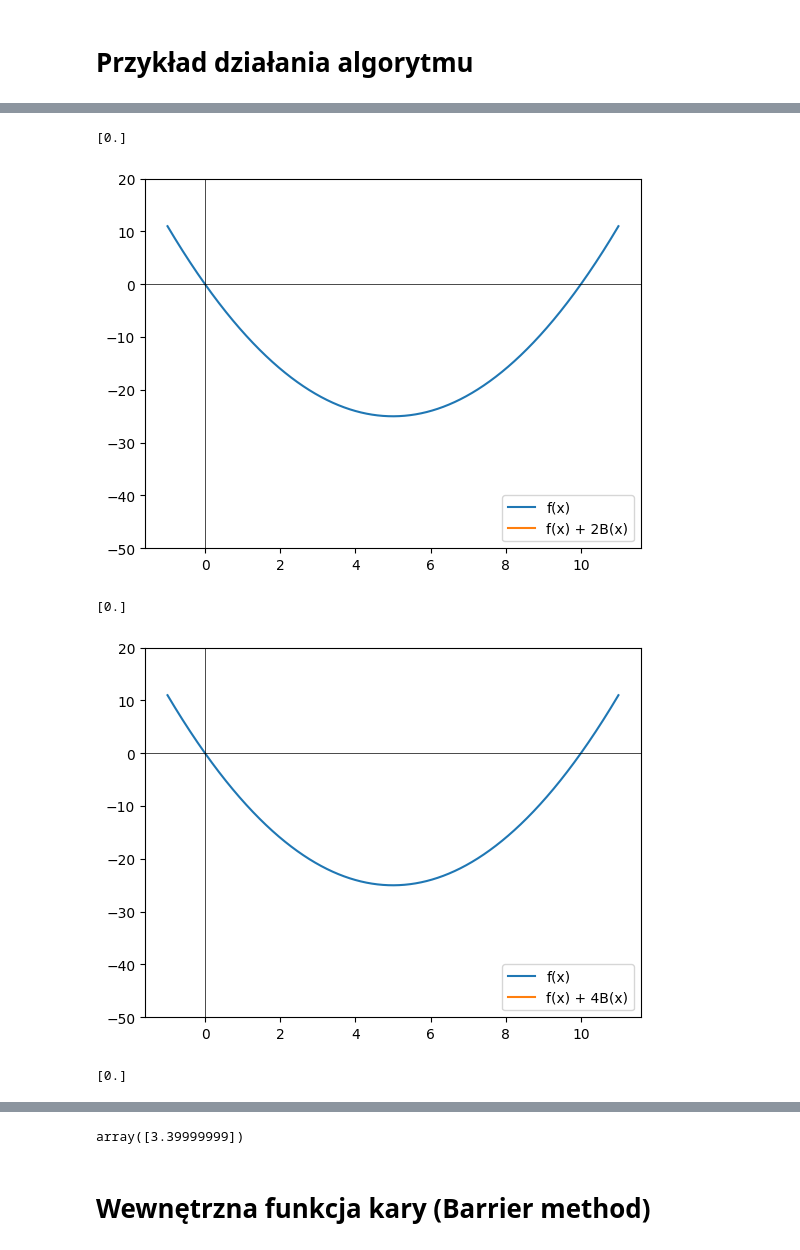
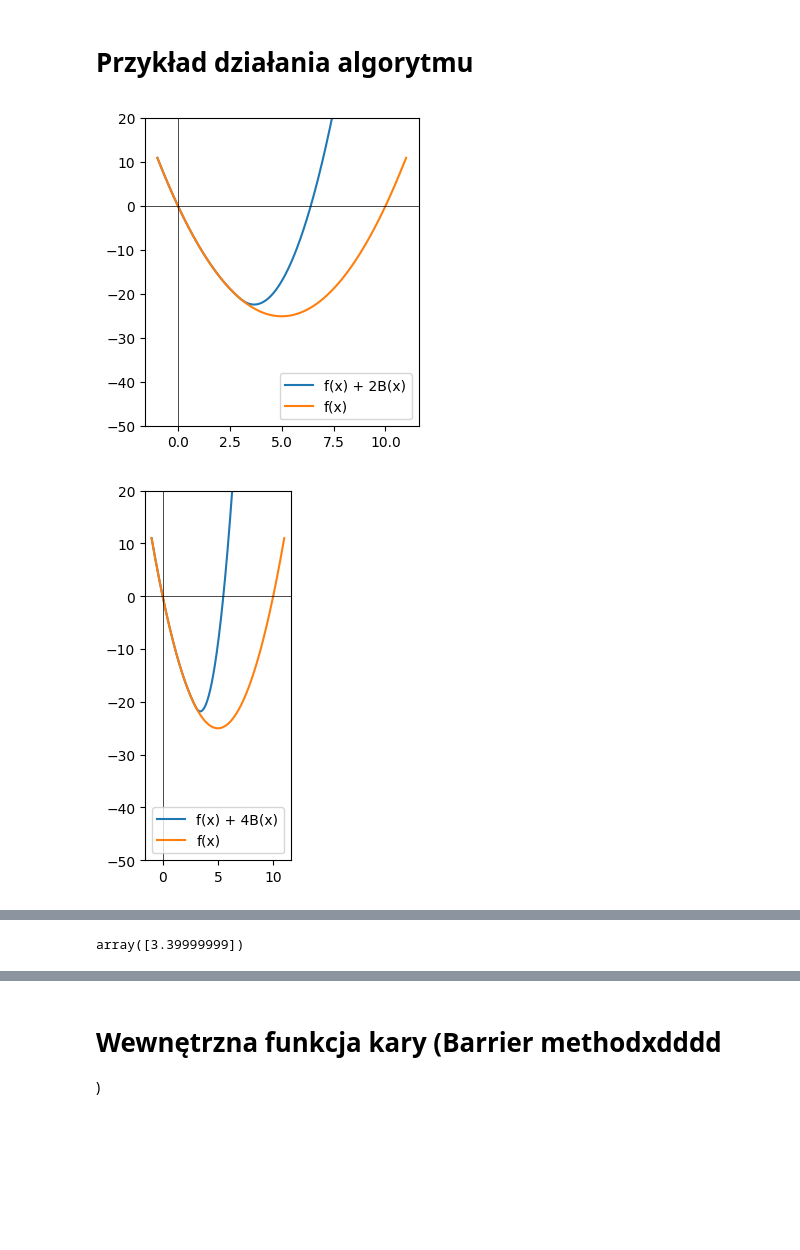
Before and after one commit to mateuuszzzzz/metody_optymalizacji, a Jupyter notebook: penalty_functions.ipynb, the cells around one changed output, grey strips where cells are left out. Cells and saved outputs as stored; diff of their text form; code cells hidden in the pictures; blank space fills up the shorter version.

```diff
--- a/penalty_functions.ipynb
+++ b/penalty_functions.ipynb
@@ -213,32 +135,37 @@ INEQUALITY_CONSTRAINTS = [
 ]
 
 EQUALITY_CONSTRAINTS = []
 
 MAX_ITER = 3
 MAX_OPT_ITER = 1000
 
+plt.figure(figsize=(12, 4))
+
 def plot_method_step(f, penalty, rho, optimizer_steps, step):
     x = np.linspace(-1,11,10000)
+
+    plt.subplot(1, 3, step)
+    plt.plot(x, (f(x) + penalty(x,rho)), label=f'f(x) + {rho}B(x)')
     plt.plot(x, f(x), label='f(x)')
-    print(penalty(4,1))
-    plt.plot(x, (f(x) + penalty(x,rho)), label=f'f(x) + {rho}B(x)')
     plt.ylim(-50, 20)
     plt.axhline(0, color='black',linewidth=0.5)
     plt.axvline(0, color='black',linewidth=0.5)
     plt.legend()
     plt.show()
 
 
 external_penalty_function_method(
     EPS,
     C,
     RHO_0,
     X0,
     INEQUALITY_CONSTRAINTS,
     EQUALITY_CONSTRAINTS,
     F,
     MAX_ITER,
     MAX_OPT_ITER,
     callback=plot_method_step,
 )
 # %% [output]
+[figure, new version]
+[figure, new version]
@@ -245,5 +173 @@ external_penalty_function_method(
-[0.]
+array([3.39999999])
-[figure, old version]
-[0.]
-[figure, old version]
-[0.]
@@ -251,3 +174,3 @@ external_penalty_function_method(
-array([3.39999999])
 # %% [markdown]
-# Wewnętrzna funkcja kary (Barrier method)
+# Wewnętrzna funkcja kary (Barrier methodxdddd
+)
```
Also changed, not shown: parts of 8 cells of this notebook.
